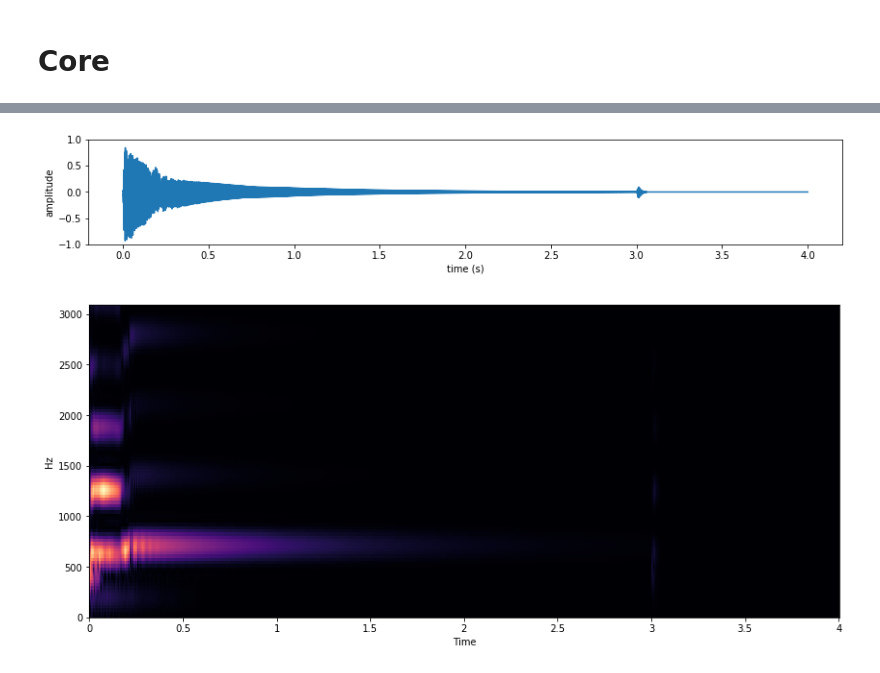
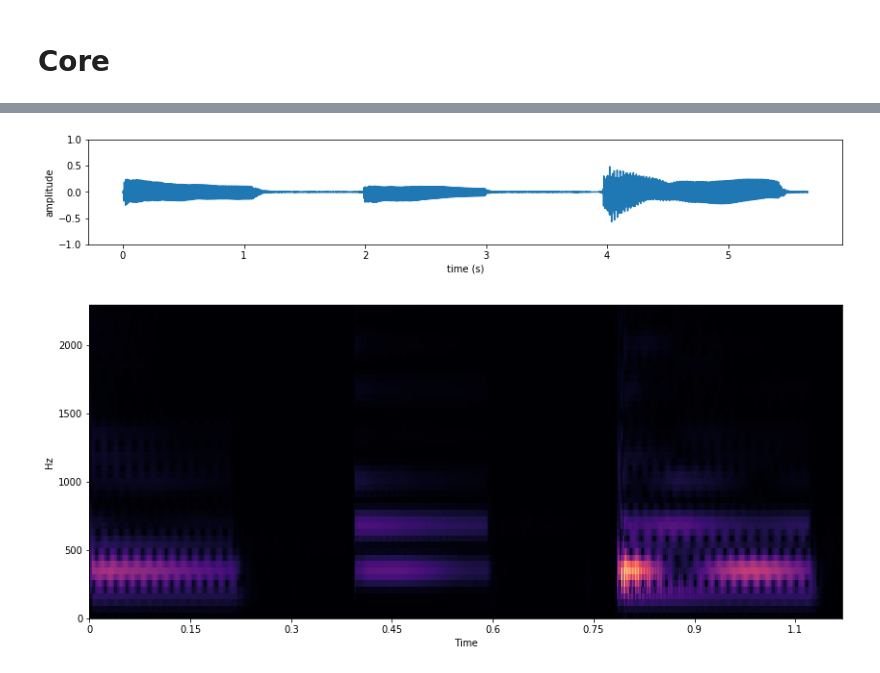
Before and after one commit to jhartquist/rtma, a Jupyter notebook: nbs/00_core.ipynb, the cells around one changed output, grey strips where cells are left out. Drawn from its saved outputs; the diff is of its cells as text; code cells hidden in the pictures.

Commit message:
add E_octaves_both

```diff
--- a/nbs/00_core.ipynb
+++ b/nbs/00_core.ipynb
@@ -22,11 +22,12 @@ def load_audio(filename: str) -> (np.array, int):
     # TODO: refactor this to not use librosa?
     return librosa.load(filename, sr=None, mono=True, dtype=np.float32)
 # %%
-fn = "data/guitar_electronic_010-065-127.wav"
+fn = "data/E_octaves_both.wav"
 x, sr = load_audio(fn)
-assert x.shape == (64000,)
+
+assert x.shape == (271522,)
 assert x.dtype == np.float32
-assert sr == 16000
+assert sr == 48000
 # %%
 #export
 def play_audio(x, sr):
@@ -51,7 +52,7 @@ def plot_audio(x: np.array, sr: int, figsize=(14,2)):
 # %%
 plot_audio(x, sr)
 # %% [output]
-[figure, old version]
+[figure, new version]
 # %%
 #export
 def calc_spectrums(x: np.array, n_fft: int, hop_length: int, win_length: int) -> (np.array, np.array):
@@ -61,10 +62,10 @@ def calc_spectrums(x: np.array, n_fft: int, hop_length: int, win_length: int) ->
     X = librosa.stft(x, n_fft=n_fft, win_length=win_length, hop_length=hop_length, pad_mode='constant')
     return np.abs(X), np.angle(X)
 # %%
-mx, px = calc_spectrums(x, n_fft=1024, hop_length=101, win_length=256)
+mx, px = calc_spectrums(x, n_fft=2048, hop_length=511, win_length=1024)
 mx.shape, mx.dtype, px.shape, px.dtype
-assert mx.shape[0] == 513
-assert px.shape[0] == 513
+assert mx.shape[0] == 1025
+assert px.shape[0] == 1025
 assert mx.dtype == np.float32
 assert px.dtype == np.float32
 # %%
@@ -85,6 +86,6 @@ def plot_mag_spectrum(spectrum, sr, hop_length, min_bin=None, max_bin=None, figs
     )
     plt.show()
 # %%
-plot_mag_spectrum(mx, sr, 101, max_bin=100)
+plot_mag_spectrum(mx, sr, 101, max_bin=50)
 # %% [output]
-[figure, old version]
+[figure, new version]
```
Also changed, not shown: 2 other files.
